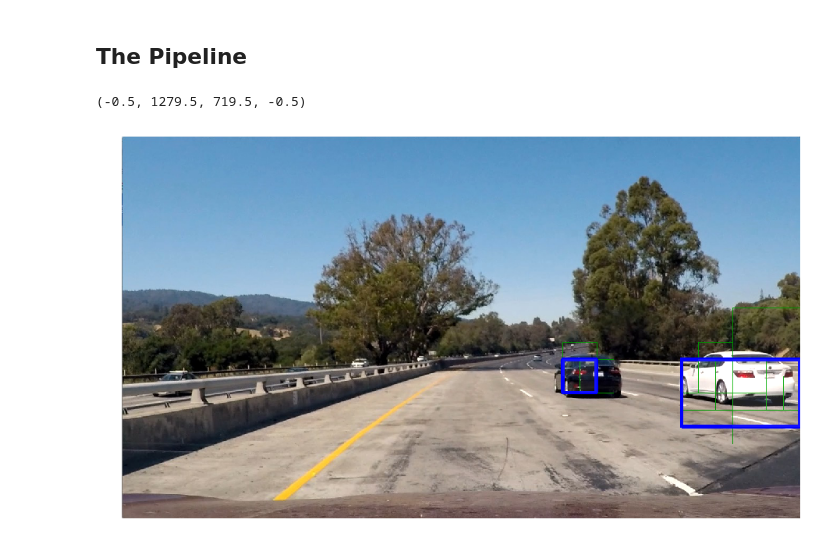
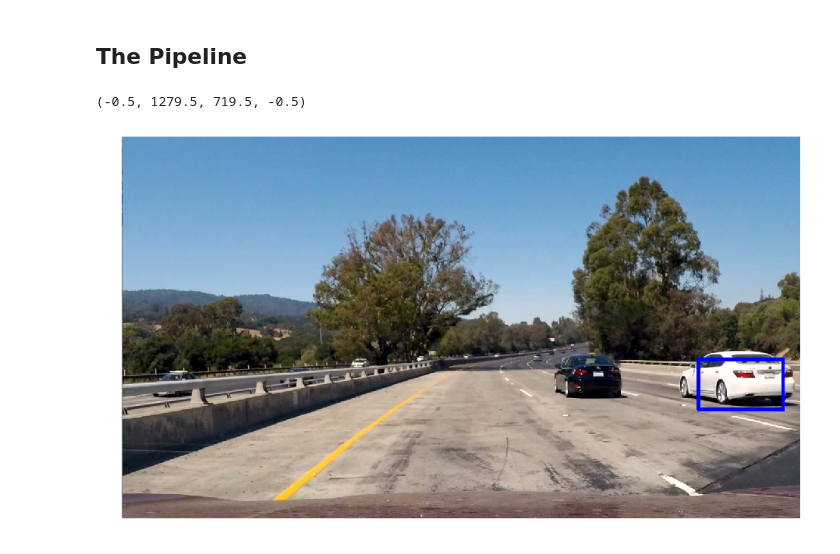
Before and after one commit to tjacobs/CarND-Vehicle-Detection, a Jupyter notebook: Vehicle Detection.ipynb, the cells around one changed output. Cells and saved outputs as stored; diff of their text form; code cells hidden in the pictures.

Commit message:
Writeup images and code cleanup

```diff
--- a/Vehicle Detection.ipynb
+++ b/Vehicle Detection.ipynb
@@ -506,50 +485,47 @@ def pipeline(image):
     hot_windows = search_windows(image, windows, svc, X_scaler)
 
     # Draw boxes on those detected hot windows
-    result = draw_boxes(image, hot_windows, colour=(0, 150, 0), thickness=1)
-
-    #print( "IMAGE INPUT MEAN: " + str( np.mean(image) ) )
-    #r = mpimg.imread('test_images/test1.jpg')
-    #print( "IMAGE READ MEAN: " + str( np.mean(r) ) )
+    result = image
+    #result = draw_boxes(image, hot_windows, colour=(0, 150, 0), thickness=3)
 
     # Init heat if not already
     if heat == None:
         heat = np.zeros_like(image[:,:,0]).astype(np.float)
 
     # Heat cools
-    heat *= 0.90
+    heat *= 0.80
 
     # Add heat to each box in box list
     heat = add_heat(heat, hot_windows)
 
     # Apply threshold to help remove false positives
-    heat = apply_threshold(heat, 1)
+    heat = apply_threshold(heat, 2)
 
     # Find final boxes from heatmap using label function
     labels = label(heat)
     draw_img = draw_labeled_boxes(np.copy(result), labels)
 
     # Convert heat to color image, merge on top of image
-    heat_clipped = np.clip(heat, 0, 255)
-    heat_clipped *= 8
-    heat_clipped_color = np.dstack((heat_clipped, heat_clipped, heat_clipped)).astype(np.uint8)
-    result = cv2.addWeighted(draw_img, 1, heat_clipped_color, 1, 0)
+    #heat_clipped = np.clip(heat, 0, 255)
+    #heat_clipped *= 8
+    #heat_clipped_color = np.dstack((heat_clipped, heat_clipped, heat_clipped)).astype(np.uint8)
+    #result = cv2.addWeighted(draw_img, 1, heat_clipped_color, 1, 0)
 
     # Return the big mix of images
-    return result
+    return draw_img
 
 # Test on image
 heat = None
 image = mpimg.imread('test_images/test1.jpg')
 window_img = pipeline(image)
 
 # Show
 fig = plt.figure(figsize=(18, 9))
 plt.imshow(window_img)
 plt.axis('off')
 # %% [output]
 (-0.5, 1279.5, 719.5, -0.5)
-[figure, old version]
+[figure, new version]
 # %%
 # Create video
 heat = None
```
Also changed, not shown: parts of 8 cells of this notebook, 8 other files.
